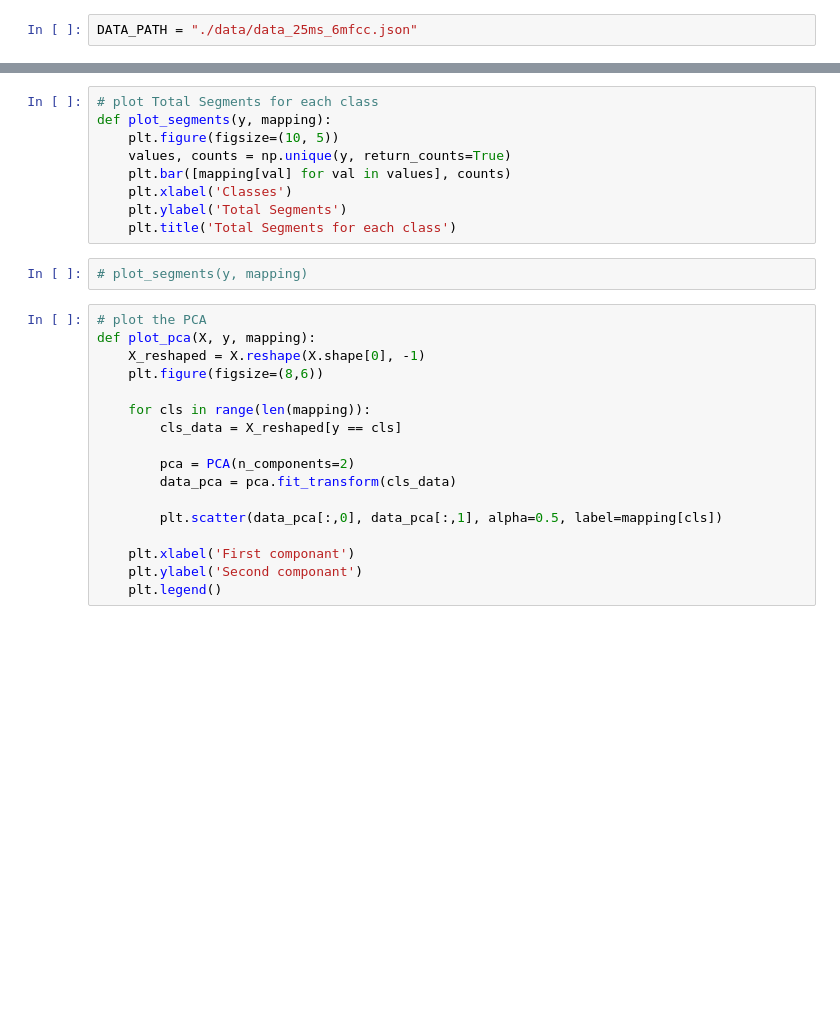
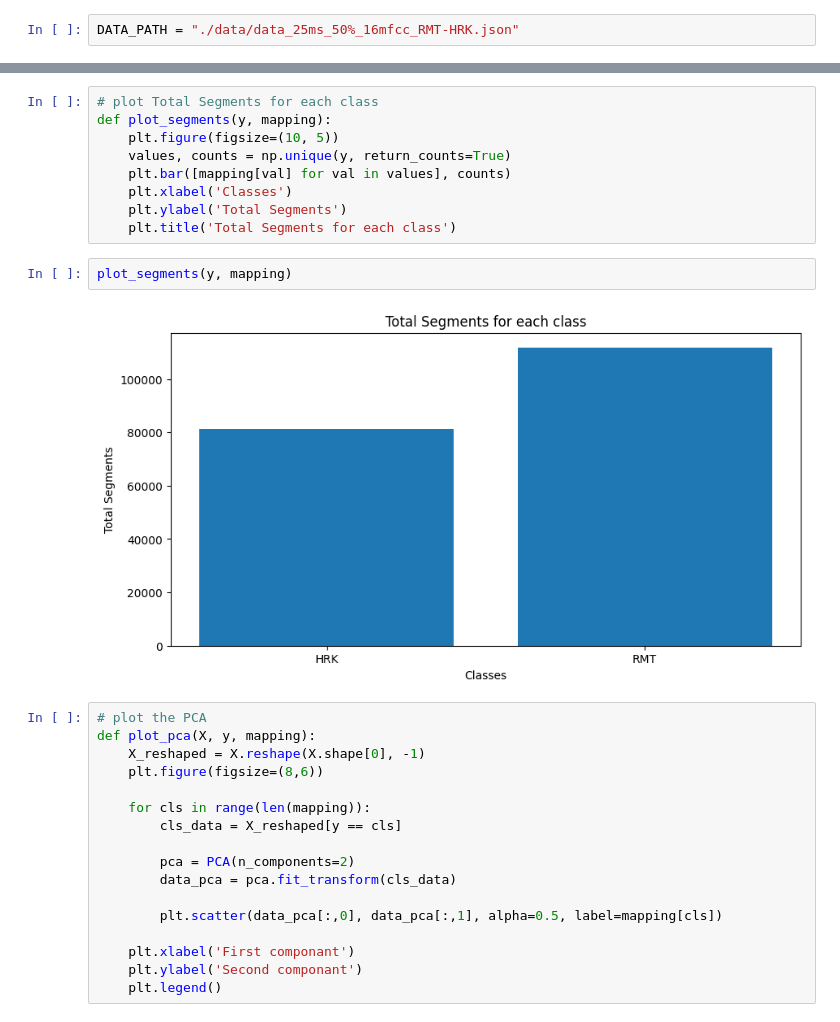
Before and after one commit to hugo-gclvs/kmutt_intership_project_v2, a Jupyter notebook: data_visualization.ipynb, the cells around one changed output, grey strips where cells are left out. Saved outputs shown, nothing was run; the diff lists cells and outputs as text; blank space fills up the shorter version.

```diff
--- a/data_visualization.ipynb
+++ b/data_visualization.ipynb
@@ -7,7 +7,7 @@ import matplotlib.pyplot as plt
 from sklearn.decomposition import PCA
 from utils.load_data import load_data_with_mapping
 # %%
-DATA_PATH = "./data/data_25ms_6mfcc.json"
+DATA_PATH = "./data/data_25ms_50%_16mfcc_RMT-HRK.json"
 # %%
 X, y, mapping = load_data_with_mapping(DATA_PATH)
 
@@ -27,7 +27,9 @@ def plot_segments(y, mapping):
     plt.ylabel('Total Segments')
     plt.title('Total Segments for each class')
 # %%
-# plot_segments(y, mapping)
+plot_segments(y, mapping)
+# %% [output]
+[figure, added]
 # %%
 # plot the PCA
 def plot_pca(X, y, mapping):
```
Also changed, not shown: parts of 4 cells of this notebook, 5 other files.
